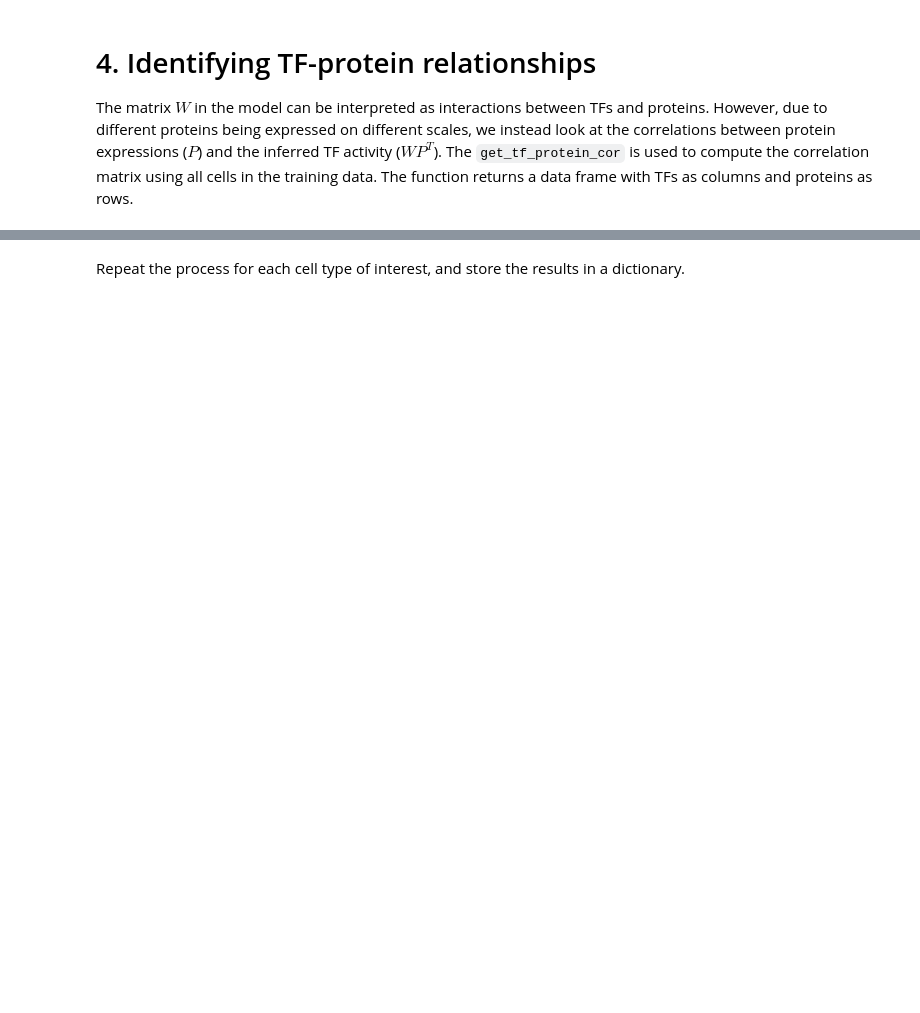
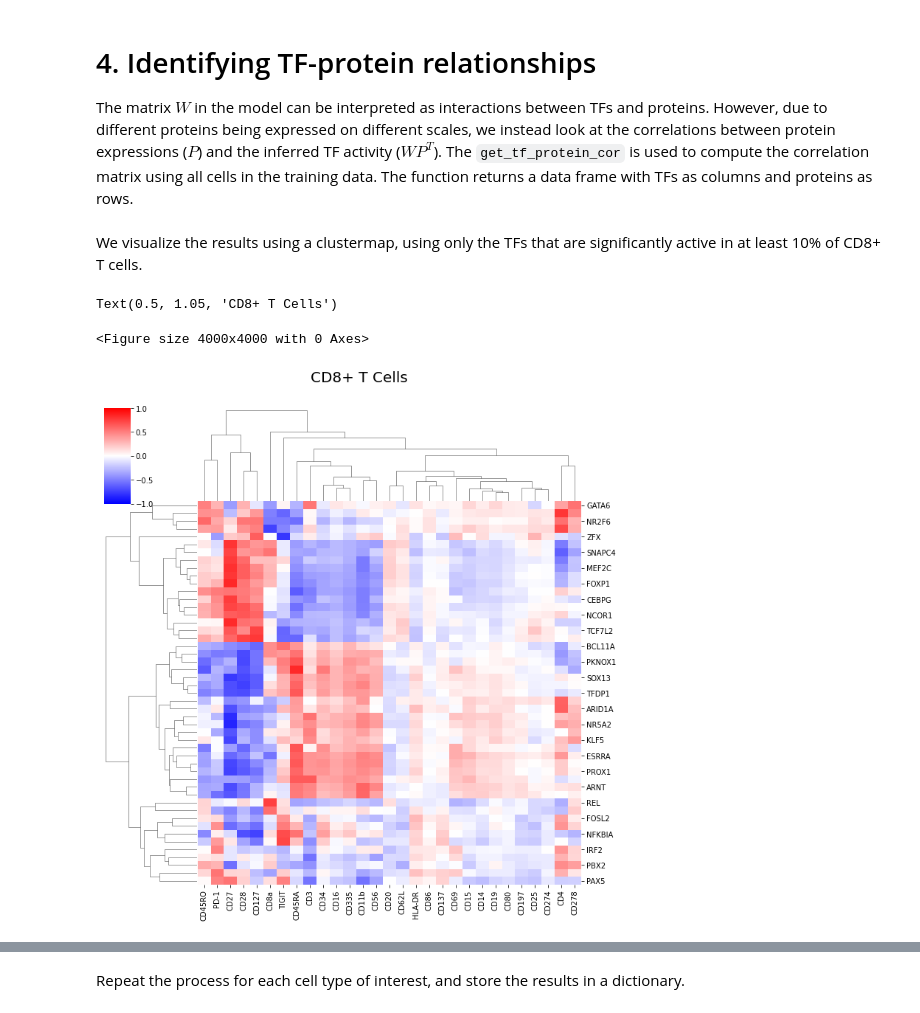
Before and after one commit to osmanbeyoglulab/SPaRTAN, a Jupyter notebook: notebooks/pbmc_spartan_tutorial.ipynb, the cells around one changed output, grey strips where cells are left out. Saved outputs shown, nothing was run; the diff lists cells and outputs as text; code cells hidden in the pictures; blank space fills up the shorter version.

```diff
--- a/notebooks/pbmc_spartan_tutorial.ipynb
+++ b/notebooks/pbmc_spartan_tutorial.ipynb
@@ -78,5 +81,5 @@ Trying to set attribute `.uns` of view, copying.
 # %%
-adata.obsm["protein"]=pySPaRTAN.clr(adata.obsm["protein_raw_counts"].T).T
+adata.obsm["protein"]=pySPaRTAN.pp.clr(adata.obsm["protein_raw_counts"].T).T
 
 adata.obsm["protein"].loc[:]=normalize(adata.obsm["protein"],
                                        axis=1)
@@ -112,2 +130,2 @@ A dataframe containing interactions between TFs and genes is loaded and stored i
 # %%
-tf_gene=pySPaRTAN.load_dorthea()
+tf_gene=pySPaRTAN.datasets.load_dorthea()
@@ -165,7 +183,9 @@ For our demonstration, we use cross validation and grid search to find the optim
 # %%
-model_cd8= pySPaRTAN.SPaRTAN(lamda=0.01,
-                             alpha=0.5,
-                             solver="Kron")
+model_cd8= pySPaRTAN.SPaRTAN(lamda=[0.0001, 10],
+                             alpha=[0.01,1],
+                             solver="Kron",
+                             spectrum=0.7
+                            )
 # %% [markdown]
 The simplest way to fit the model is by calling the `.fit()` function and providing the AnnData object containing the training data.
 # %%
@@ -285,17 +307,13 @@ for ct in np.unique(adata.obs["cell_types"]):
         n_trials=100,
         verbose=True
     )
-    tf_ct_p_vals[ct]=(tf_p_val[ct]<0.15).mean()
-    tf_ct_mean[ct]=tf[ct].mean()
 
 adata.obsm["tf"]=pd.concat(tf.values(),
                            axis=0).sort_index()
 
 adata.obsm["tf_p_val"]=pd.concat(tf_p_val.values(),
                                  axis=0).sort_index()
-
-tf_ct_p_vals=pd.concat(tf_ct_p_vals, axis=1)
-tf_ct_mean=pd.concat(tf_ct_mean, axis=1)
+adata.obsm['tf_sig']=adata.obsm['tf_p_val']<0.15
 # %% [output]
 Calculating TF activities for B cells
 Calculating TF activities for CD cells
@@ -344,8 +348,15 @@ The matrix $W$ in the model can be interpreted as interactions between TFs and p
 # %%
 protein_tf=model_cd8.get_tf_protein_cor()
 protein_tf.head()
+# %% [markdown]
+We visualize the results using a clustermap, using only the TFs that are significantly active in at least 10% of CD8+ T cells.
 # %%
+plt.figure(dpi=400, figsize=(10,10))
 sns.clustermap(
     protein_tf.loc[tf_ct_p_vals.query("`CD8+`>0.1").index],
     cmap="bwr",vmin=-1, vmax=1
 ).fig.suptitle('CD8+ T Cells', y=1.05,fontsize=20)
+# %% [output]
+Text(0.5, 1.05, 'CD8+ T Cells')
+<Figure size 4000x4000 with 0 Axes>
+[figure, added]
```
Also changed, not shown: parts of 37 cells of this notebook, 9 other files.
